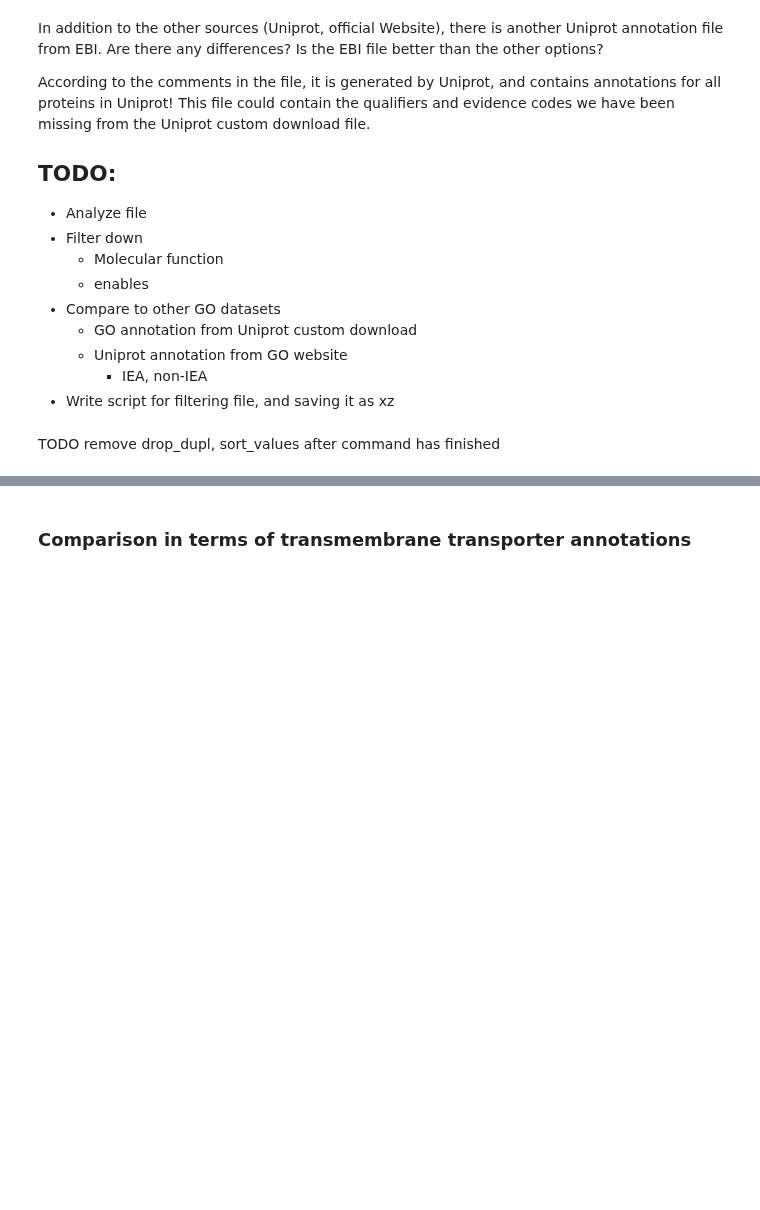
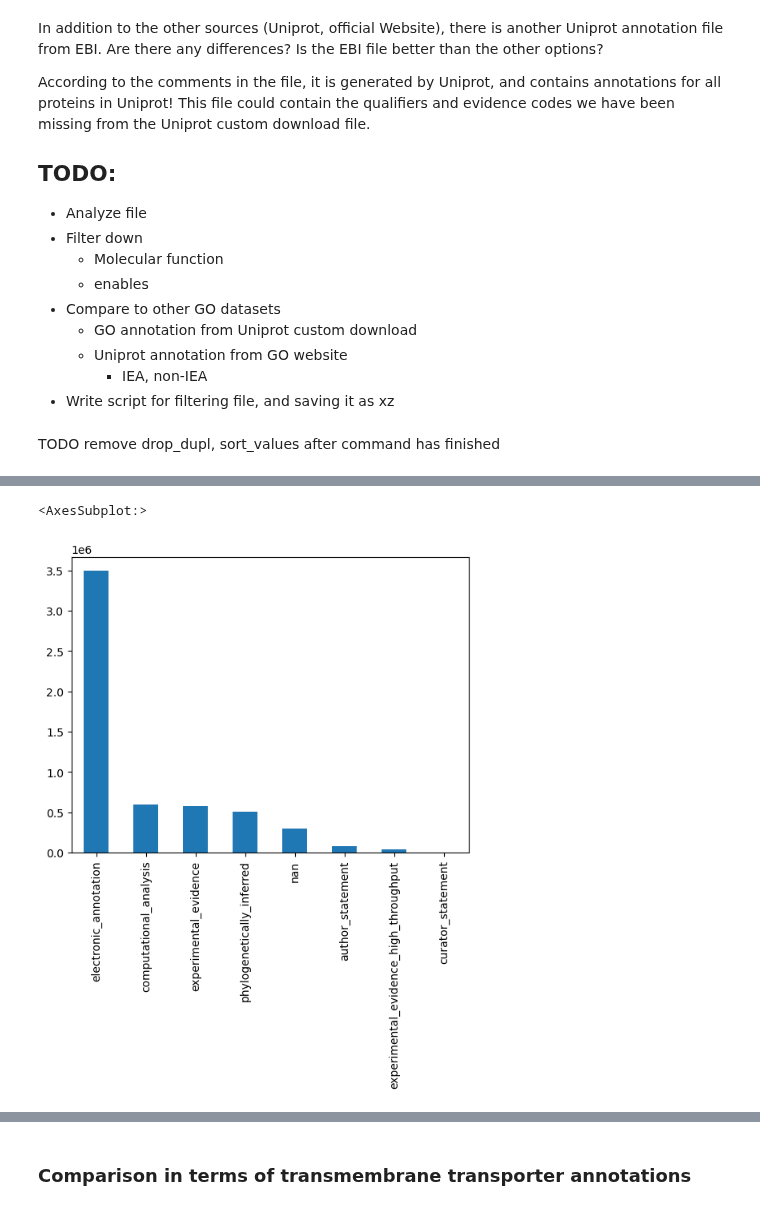
Before and after one commit to adenger/subpred4, a Jupyter notebook: notebooks/ebi_go_test.ipynb, the cells around one changed output, grey strips where cells are left out. Drawn from its saved outputs; the diff is of its cells as text; code cells hidden in the pictures; blank space fills up the shorter version.

```diff
--- a/notebooks/ebi_go_test.ipynb
+++ b/notebooks/ebi_go_test.ipynb
@@ -49,0 +126,5 @@ reading /home/ad/ebi_goa/goa_uniprot_all_iea.tsv.xz.1675783942.2537284.pkl
+# %%
+df_uniprot_go_merged.evidence_code.map(EVIDENCE_CODE_TO_DESCRIPTION).value_counts(dropna=False).plot.bar()
+# %% [output]
+<AxesSubplot:>
+[figure, added]
```
Also changed, not shown: parts of 23 cells of this notebook.
